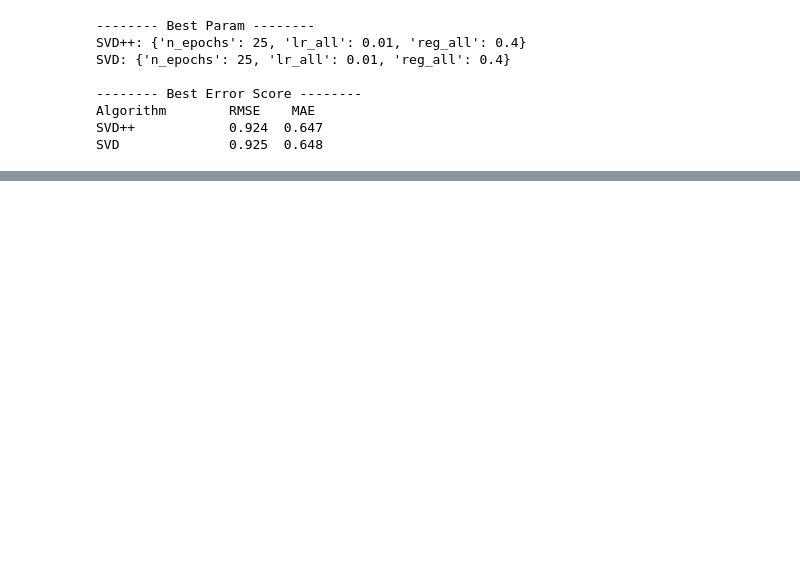
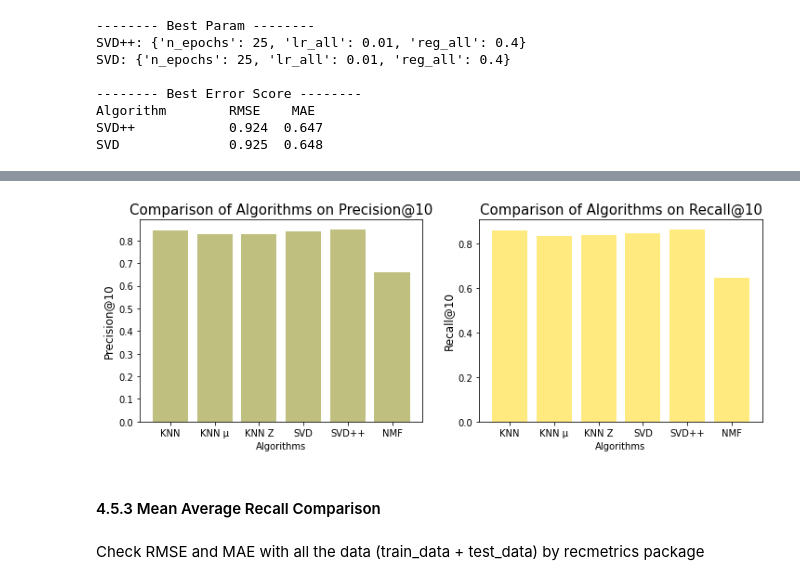
Before and after one commit to pnut2357/Rec-Sys-Amazon, a Jupyter notebook: capstone2_recsys_ver2.ipynb, the cells around one changed output, grey strips where cells are left out. Drawn from its saved outputs; the diff is of its cells as text; code cells hidden in the pictures; blank space fills up the shorter version.

```diff
--- a/capstone2_recsys_ver2.ipynb
+++ b/capstone2_recsys_ver2.ipynb
@@ -1185,0 +1431,51 @@ SVD              0.925  0.648
+# %%
+## KNN with Z-score precision and Recall
+knnz_precisions, knnz_recalls = precision_recall_at_k(test_pred_knnz, k=10, threshold=4)
+
+## Precision@10 and Recall@10 can then be averaged over all users
+knnz_precisions10 = sum(prec for prec in knnz_precisions.values()) / len(knnz_precisions)
+knnz_recalls10 = sum(rec for rec in knnz_recalls.values()) / len(knnz_recalls)
+# %%
+## SVD precision and Recall
+svd_precisions, svd_recalls = precision_recall_at_k(test_pred_svd, k=10, threshold=4)
+
+## Precision@10 and Recall@10 can then be averaged over all users
+svd_precisions10 = sum(prec for prec in svd_precisions.values()) / len(svd_precisions)
+svd_recalls10 = sum(rec for rec in svd_recalls.values()) / len(svd_recalls)
+# %%
+## SVD++ precision and Recall
+svdpp_precisions, svdpp_recalls = precision_recall_at_k(test_pred_svdpp, k=10, threshold=4)
+
+## Precision@10 and Recall@10 can then be averaged over all users
+svdpp_precisions10 = sum(prec for prec in svdpp_precisions.values()) / len(svdpp_precisions)
+svdpp_recalls10 = sum(rec for rec in svdpp_recalls.values()) / len(svdpp_recalls)
+# %%
+## NMF precision and Recall
+nmf_precisions, nmf_recalls = precision_recall_at_k(test_pred_nmf, k=10, threshold=4)
+
+## Precision@10 and Recall@10 can then be averaged over all users
+nmf_precisions10 = sum(prec for prec in nmf_precisions.values()) / len(nmf_precisions)
+nmf_recalls10 = sum(rec for rec in nmf_recalls.values()) / len(nmf_recalls)
+# %%
+all_precision10s = [knn_precisions10, knnmeans_precisions10, knnz_precisions10, svd_precisions10, svdpp_precisions10, nmf_precisions10]
+all_recall10s = [knn_recalls10, knnmeans_recalls10, knnz_recalls10, svd_recalls10, svdpp_recalls10, nmf_recalls10]
+# x_algo = ['KNN', 'KNN μ', 'KNN Z', 'SVD', 'SVD++', 'NMF']
+fig, axes = plt.subplots(1,2, figsize=(12,4))
+
+axes[0].bar(x_algo, all_precision10s, label='Precision@10', color='olive', alpha=0.5)
+axes[0].set_title('Comparison of Algorithms on Precision@10', loc='center', fontsize=15)
+axes[0].set_xlabel('Algorithms', fontsize=10)
+axes[0].set_ylabel('Precision@10', fontsize=12)
+
+axes[1].bar(x_algo, all_recall10s, label='Recall@10', color='gold', alpha=0.5)
+axes[1].set_title('Comparison of Algorithms on Recall@10', loc='center', fontsize=15)
+axes[1].set_xlabel('Algorithms', fontsize=10)
+axes[1].set_ylabel('Recall@10', fontsize=12)
+
+plt.show()
+# %% [output]
+[figure, added]
+# %% [markdown]
+#### 4.5.3 Mean Average Recall Comparison
+# %% [markdown]
+Check RMSE and MAE with all the data (train_data + test_data) by recmetrics package
```
Also changed, not shown: parts of 97 cells of this notebook.
